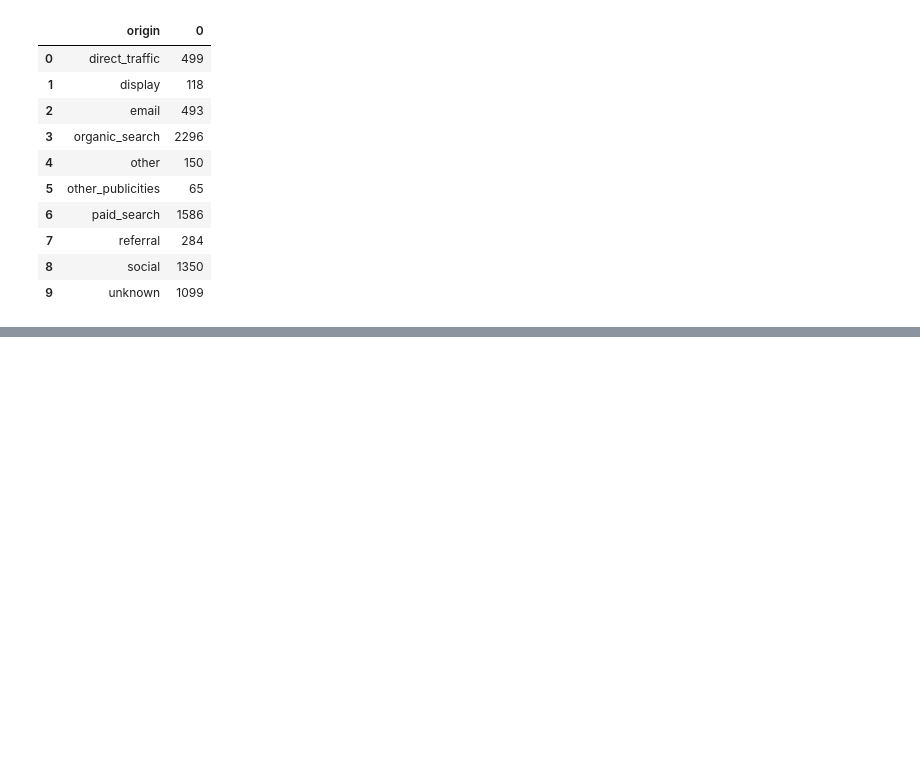
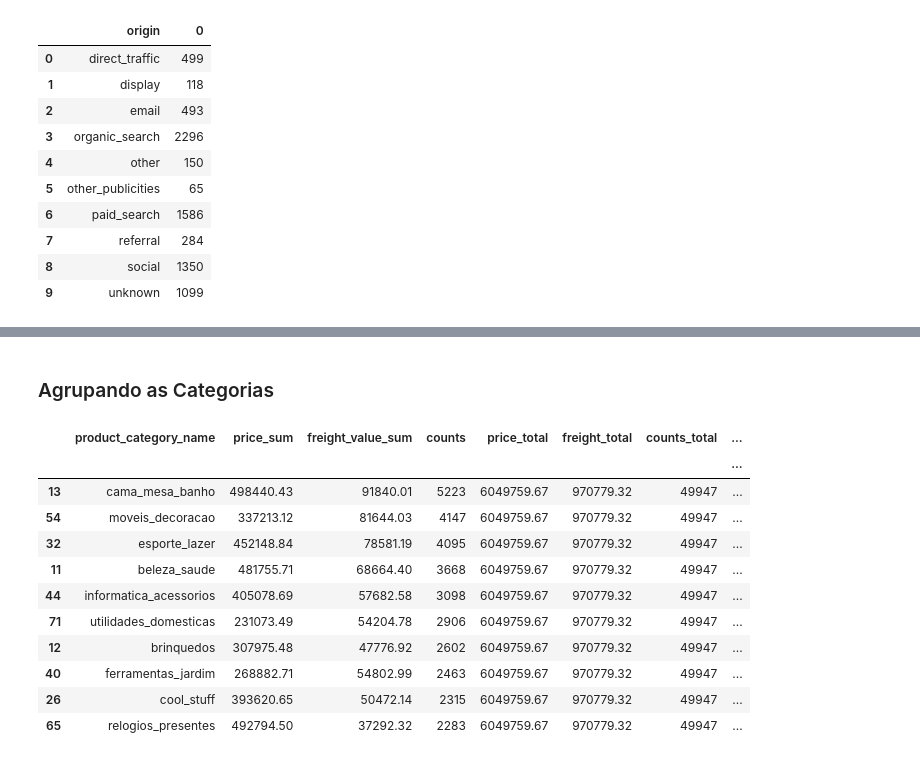
Before and after one commit to Crissky/brazilian-ecommerce, a Jupyter notebook: Notebooks/GERAL.ipynb, the cells around one changed output, grey strips where cells are left out. Saved outputs shown, nothing was run; the diff lists cells and outputs as text; code cells hidden in the pictures; blank space fills up the shorter version.

```diff
--- a/Notebooks/GERAL.ipynb
+++ b/Notebooks/GERAL.ipynb
@@ -825,0 +849,31 @@ leads2.groupby('origin').size().reset_index()
+# %% [markdown]
+### Agrupando as Categorias
+# %%
+produtos_orderItens = produtos_orderItens[['product_category_name', 'price', 'freight_value']].groupby(
+    'product_category_name', as_index=False).agg(['sum', 'size']).reset_index()
+
+produtos_orderItens[['price_sum', 'freight_value_sum', 'counts']] = produtos_orderItens[[('price', 'sum'), ('freight_value', 'sum'), ('freight_value', 'size')]]
+produtos_orderItens.drop(['price', 'freight_value'], axis=1, inplace=True, level=0)
+
+produtos_orderItens['price_total'] = produtos_orderItens['price_sum'].sum()
+produtos_orderItens['freight_total'] = produtos_orderItens['freight_value_sum'].sum()
+produtos_orderItens['counts_total'] = produtos_orderItens['counts'].sum()
+
+produtos_orderItens['price_percent'] = (produtos_orderItens['price_sum'] / produtos_orderItens['price_total'])*100
+produtos_orderItens['freight_percent'] = (produtos_orderItens['freight_value_sum'] / produtos_orderItens['freight_total'])*100
+produtos_orderItens['counts_percent'] = (produtos_orderItens['counts'] / produtos_orderItens['counts_total'])*100
+
+produtos_orderItens.sort_values(['counts'], ascending=False).head(10)
+# %% [output]
+|  | product_category_name | price_sum | freight_value_sum | counts | price_total | freight_total | counts_total | ... |
+|  |  |  |  |  |  |  |  | ... |
+| 13 | cama_mesa_banho | 498440.43 | 91840.01 | 5223 | 6049759.67 | 970779.32 | 49947 | ... |
+| 54 | moveis_decoracao | 337213.12 | 81644.03 | 4147 | 6049759.67 | 970779.32 | 49947 | ... |
+| 32 | esporte_lazer | 452148.84 | 78581.19 | 4095 | 6049759.67 | 970779.32 | 49947 | ... |
+| 11 | beleza_saude | 481755.71 | 68664.40 | 3668 | 6049759.67 | 970779.32 | 49947 | ... |
+| 44 | informatica_acessorios | 405078.69 | 57682.58 | 3098 | 6049759.67 | 970779.32 | 49947 | ... |
+| 71 | utilidades_domesticas | 231073.49 | 54204.78 | 2906 | 6049759.67 | 970779.32 | 49947 | ... |
+| 12 | brinquedos | 307975.48 | 47776.92 | 2602 | 6049759.67 | 970779.32 | 49947 | ... |
+| 40 | ferramentas_jardim | 268882.71 | 54802.99 | 2463 | 6049759.67 | 970779.32 | 49947 | ... |
+| 26 | cool_stuff | 393620.65 | 50472.14 | 2315 | 6049759.67 | 970779.32 | 49947 | ... |
+| 65 | relogios_presentes | 492794.50 | 37292.32 | 2283 | 6049759.67 | 970779.32 | 49947 | ... |
```
Also changed, not shown: parts of 25 cells of this notebook.
